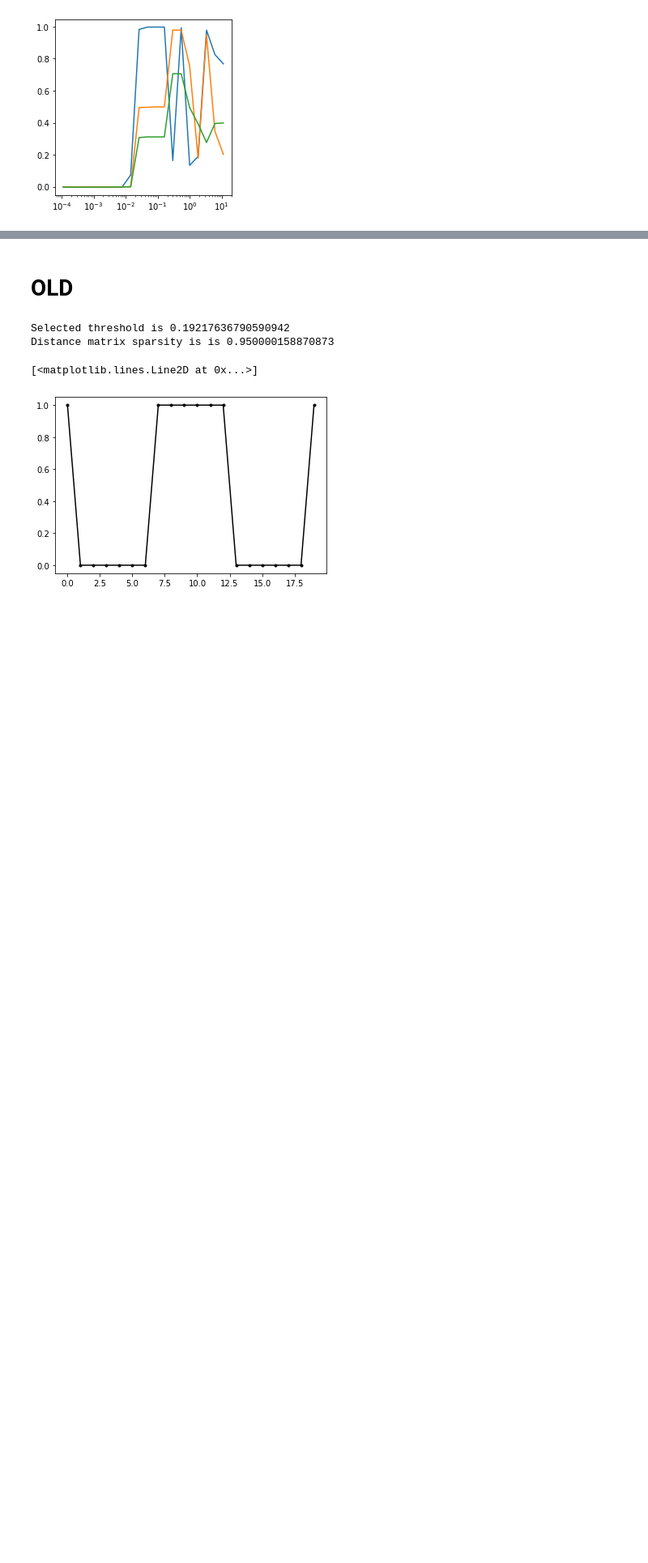
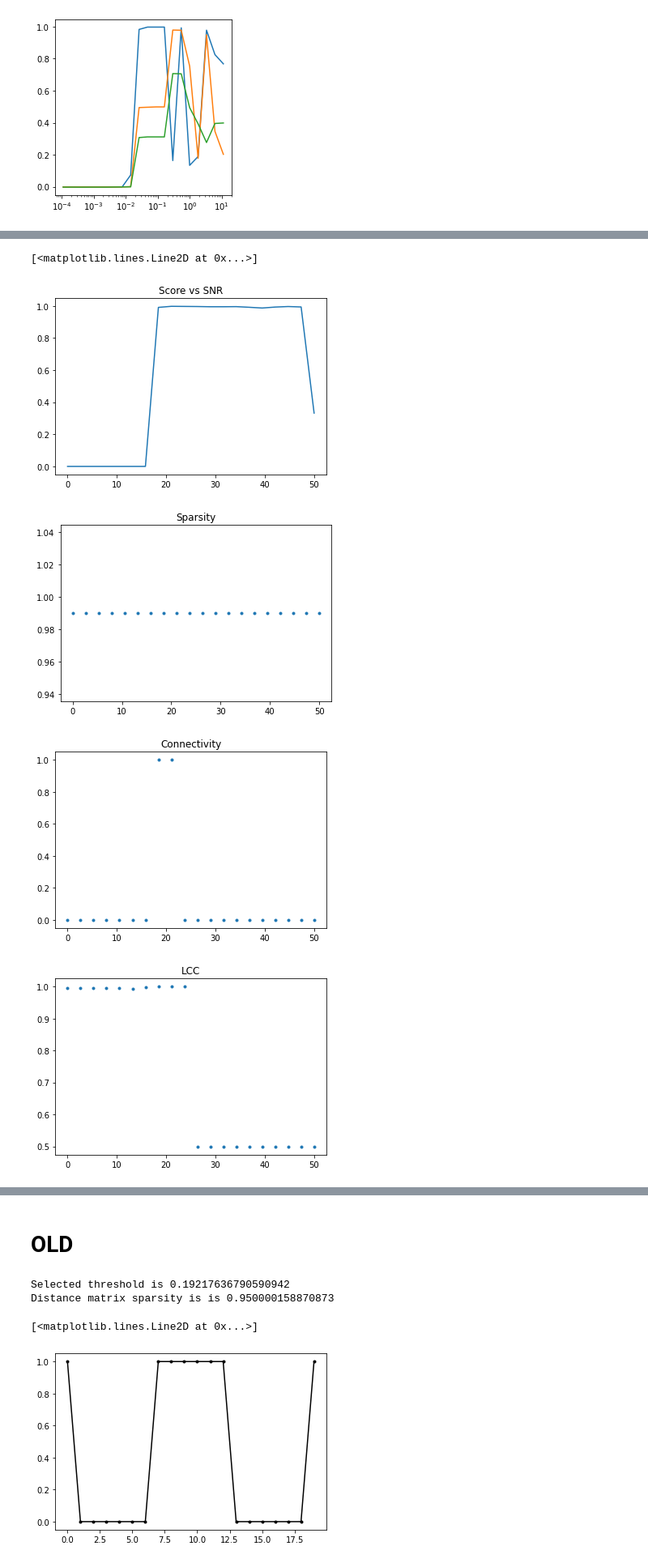
Before and after one commit to williamgilpin/shrec, a Jupyter notebook: shared_discrete.ipynb, the cells around one changed output, grey strips where cells are left out. Shown at 81% size. Saved outputs shown, nothing was run; the diff lists cells and outputs as text; code cells hidden in the pictures; blank space fills up the shorter version.

```diff
--- a/shared_discrete.ipynb
+++ b/shared_discrete.ipynb
@@ -1326,0 +1353,36 @@ dg.fixed_aspect_ratio(1, semilogx=True)
+# %%
+x_scale = np.mean(np.sqrt(np.mean(vals_response**2, axis=0)))
+snr_db = 10 * np.log10(x_scale / noise_vals)
+
+plt.figure()
+plt.plot(snr_db, all_scores, '-')
+plt.title("Score vs SNR")
+
+plt.figure()
+plt.plot(snr_db, all_sparsities, '.')
+plt.title("Sparsity")
+
+plt.figure()
+plt.plot(snr_db, all_connectivities, '.')
+plt.title("Connectivity")
+
+# plt.figure()
+# plt.plot(snr_db, all_centralities, '.')
+# plt.title("Centrality")
+
+plt.figure()
+plt.plot(snr_db, all_lcc, '.')
+plt.title("LCC")
+
+plt.figure()
+plt.plot(snr_db, all_subgraph_susceptibility, '.')
+plt.title("Subgraph susceptibility")
+
+plt.figure()
+plt.plot(snr_db, all_subleading_susceptibility, '.')
+# %% [output]
+[<matplotlib.lines.Line2D at 0x...>]
+[figure, added]
+[figure, added]
+[figure, added]
+[figure, added]
```
Also changed, not shown: parts of 15 cells of this notebook, 10 other files.
